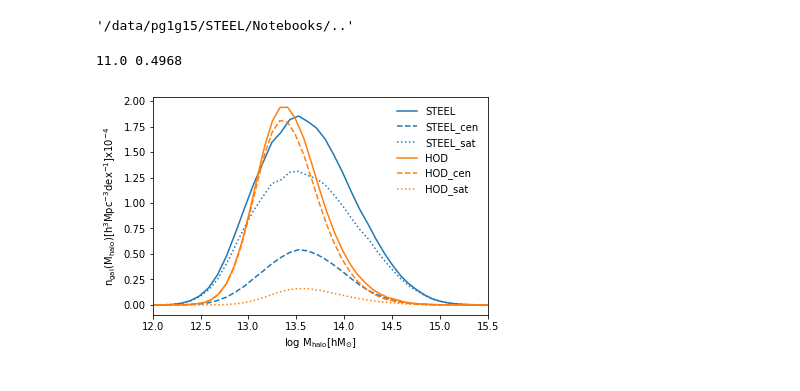
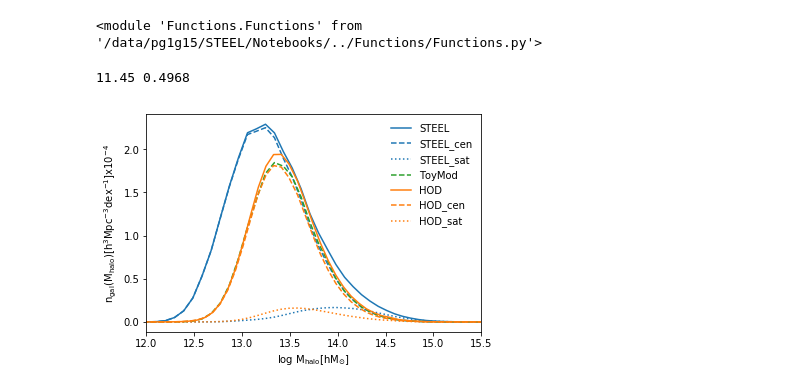
Before and after one commit to PipGrylls/STEEL, a Jupyter notebook: Notebooks/TestBook.ipynb, the cells around one changed output. Saved outputs shown, nothing was run; the diff lists cells and outputs as text; code cells hidden in the pictures.

```diff
--- a/Notebooks/TestBook.ipynb
+++ b/Notebooks/TestBook.ipynb
@@ -94,60 +95,86 @@ Unevolved = {\
 'omega' : 3,\
 'a' : 1,\
 }
-# %%
-AbsPath
-# %% [output]
-'/data/pg1g15/STEEL/Notebooks/..'
+# %%
+importlib.reload(F)
+# %% [output]
+<module 'Functions.Functions' from '/data/pg1g15/STEEL/Notebooks/../Functions/Functions.py'>
 # %%
 #Load Tinker_HOD
 Tkr_hod = np.loadtxt(AbsPath+"/Data/Observational/Tinker_HOD/pdf_censat_hod.dat", skiprows=2).T
 Tkr_RX2 = np.loadtxt(AbsPath+"/Data/Observational/Tinker_HOD/pdf_censat_RX2.dat", skiprows=2).T
 #Load STEEL
-Fit = ('1.0', False, False, True, 'CE', 'G19_cMod')#('1.0', False, False, True, 'G19_DPL', 'G19_SE')
+Fit = ('1.0', True, True, True, 'G19_DPL', 'G19_SE')#('1.0', False, False, True, 'G19_DPL', 'G19_SE')
 AvaHaloMass, z, AnalyticalModelFrac_highz, AnalyticalModelNoFrac_highz, SM_Cuts = F.LoadData_Sat_Env_Highz(Fit)
 AvaHaloMassBins = AvaHaloMass[:,1:] - AvaHaloMass[:,:-1]
 AvaHaloMassBins = np.concatenate((AvaHaloMassBins, np.array([AvaHaloMassBins[:,-1]]).T), axis = 1)
 
 
-AbnMtch[Fit[5]] = True
 
+#Plot Full STEEL
 Data_M_ix = np.digitize(11.45, bins = SM_Cuts)-1
 Data_z_ix = np.digitize(0.5, bins = z)-1
 print(SM_Cuts[Data_M_ix],z[Data_z_ix])
 Y_Model = np.divide(AnalyticalModelNoFrac_highz[Data_M_ix][Data_z_ix], AvaHaloMassBins[Data_z_ix])
-X, Y = F.Gauss_Scatt(AvaHaloMass[Data_z_ix], Y_Model, Scatt = 0.1)
-Y = Y*(10**4)*(h**-3)
+X_sat, Y_sat = F.Gauss_Scatt(AvaHaloMass[Data_z_ix], Y_Model, Scatt = 0.1)
+Y_sat = Y_sat*(10**4)*(h**-3)
 
+AbnMtch[Fit[5]] = True
 Central_Wt = HMF_fun(AvaHaloMass[Data_z_ix], 0.5)
-SM = F.DarkMatterToStellarMass(AvaHaloMass[Data_z_ix], 0.5, Paramaters, Scatter = False)
+SM = F.DarkMatterToStellarMass(AvaHaloMass[Data_z_ix]-np.log10(h), 0.5, Paramaters, ScatterOn=False)
 Norm = scipy.stats.norm(SM, 0.15)
 Prob = 1-Norm.cdf(11.45)
 Central_Wt = Central_Wt*Prob
 X_cen, Y_cen = F.Gauss_Scatt(AvaHaloMass[Data_z_ix], Central_Wt, Scatt = 0.1)
 Y_cen = Y_cen*(10**4)
+AbnMtch[Fit[5]] = False
 
-plt.plot(X, Y_cen+Y, "-",label ="STEEL", color = "C0")
+#X_sat==X_cen
+plt.plot(X_sat, Y_cen+Y_sat, "-",label ="STEEL", color = "C0")
 plt.plot(X_cen, Y_cen, "--",label ="STEEL_cen", color = "C0")
-plt.plot(X, Y, ":",label = "STEEL_sat", color = "C0")
+plt.plot(X_sat, Y_sat, ":",label = "STEEL_sat", color = "C0")
+
+
+
+#Central only toy model
+Override['M10'] = 12.0
+Override['SHMnorm10'] = 0.032
+Override['beta10'] = 1.5
+Override['gamma10'] = 0.58
+Override['M11'] = 0.6
+Override['SHMnorm11'] = -0.014
+Override['beta11'] = -0.7
+Override['gamma11'] = 0.08
+
+AbnMtch['Override_z'] = True
+Central_Wt = HMF_fun(AvaHaloMass[Data_z_ix], 0.5)
+SM = F.DarkMatterToStellarMass(AvaHaloMass[Data_z_ix]-np.log10(h), 0.5, Paramaters, ScatterOn = False)
+Norm = scipy.stats.norm(SM, 0.1)
+Prob = 1-Norm.cdf(11.45)
+Central_Wt = Central_Wt*Prob
+X_cen, Y_cen = F.Gauss_Scatt(AvaHaloMass[Data_z_ix], Central_Wt, Scatt = 0.1)
+Y_cen = Y_cen*(10**4)
+AbnMtch['Override_z'] = False
+
+plt.plot(X_cen, Y_cen, "--",label ="ToyMod", color = "C2")
+
 
 #"""
 plt.plot(Tkr_hod[0], Tkr_hod[1]+(Tkr_hod[2]/10), "-",label = "HOD", color = "C1")
 plt.plot(Tkr_hod[0], Tkr_hod[1], "--",label = "HOD_cen", color = "C1")
 plt.plot(Tkr_hod[0], Tkr_hod[2]/10, ":",label = "HOD_sat", color = "C1")
 #"""
 """
 plt.plot(Tkr_RX2[0], Tkr_RX2[1]+(Tkr_RX2[2]/10), "-",label = "HOD", color = "C2")
 plt.plot(Tkr_RX2[0], Tkr_RX2[1], "--",label = "HOD_cen", color = "C2")
 plt.plot(Tkr_RX2[0], (Tkr_RX2[2]/10), ":",label = "HOD_sat", color = "C2")
 """
 
 plt.xlim(12, 15.5)
 plt.xlabel("log $\mathrm{M_{halo} [hM_{\odot}]}$")
 plt.ylabel("$\mathrm{n_{gal}(M_{halo}) [h^3Mpc^{-3}dex^{-1}]x10^{-4}}$")
 plt.legend(frameon = False)
 plt.show()
-
-AbnMtch[Fit[5]] = False
 # %% [output]
-11.0 0.4968
+11.45 0.4968
-[figure, old version]
+[figure, new version]
```
Also changed, not shown: parts of 18 cells of this notebook, 9 other files.
